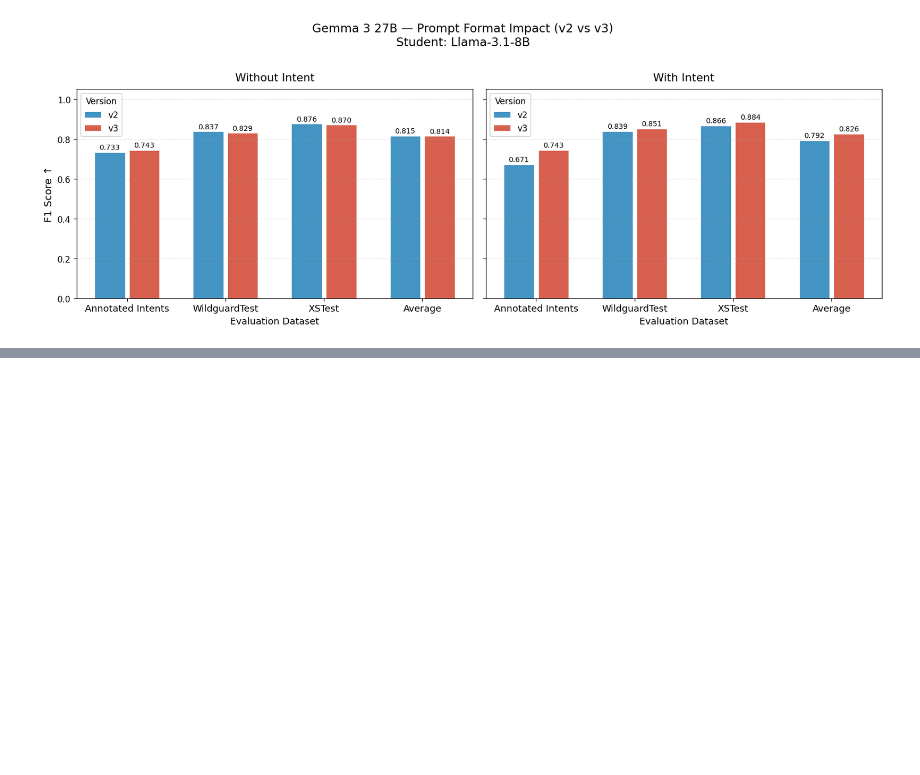
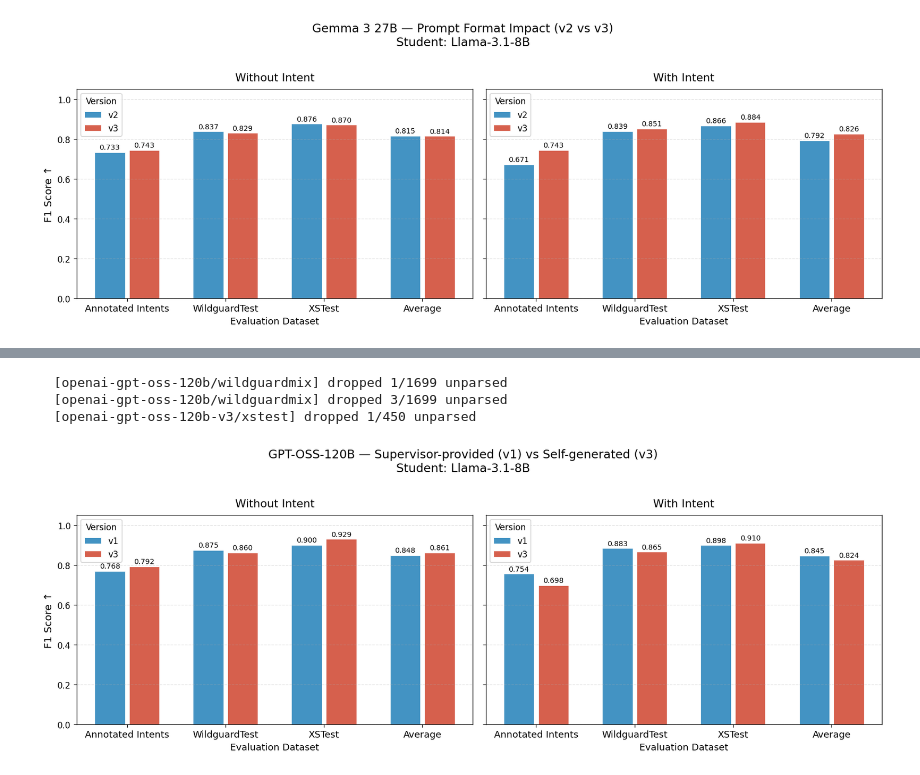
Before and after one commit to Jazhyc/aims-safety-classification, a Jupyter notebook: notebooks/distillation_teacher_sweep.ipynb, the cells around one changed output, grey strips where cells are left out. Cells and saved outputs as stored; diff of their text form; code cells hidden in the pictures; blank space fills up the shorter version.

```diff
--- a/notebooks/distillation_teacher_sweep.ipynb
+++ b/notebooks/distillation_teacher_sweep.ipynb
@@ -216,0 +207,14 @@ fmt[["version", "condition", "dataset", "f1", "precision", "recall"]].sort_value
+# %%
+df_gpt = load_df({
+    "openai-gpt-oss-120b":    "v1",
+    "openai-gpt-oss-120b-v3": "v3",
+})
+# %% [output]
+  [openai-gpt-oss-120b/wildguardmix] dropped 1/1699 unparsed
+  [openai-gpt-oss-120b/wildguardmix] dropped 3/1699 unparsed
+  [openai-gpt-oss-120b-v3/xstest] dropped 1/450 unparsed
+# %%
+plot_comparison(df_gpt, "GPT-OSS-120B — Supervisor-provided (v1) vs Self-generated (v3)", "gpt_v1_v3_f1",
+                versions=("v1", "v3"))
+# %% [output]
+[figure, added]
```
Also changed, not shown: parts of 17 cells of this notebook.
